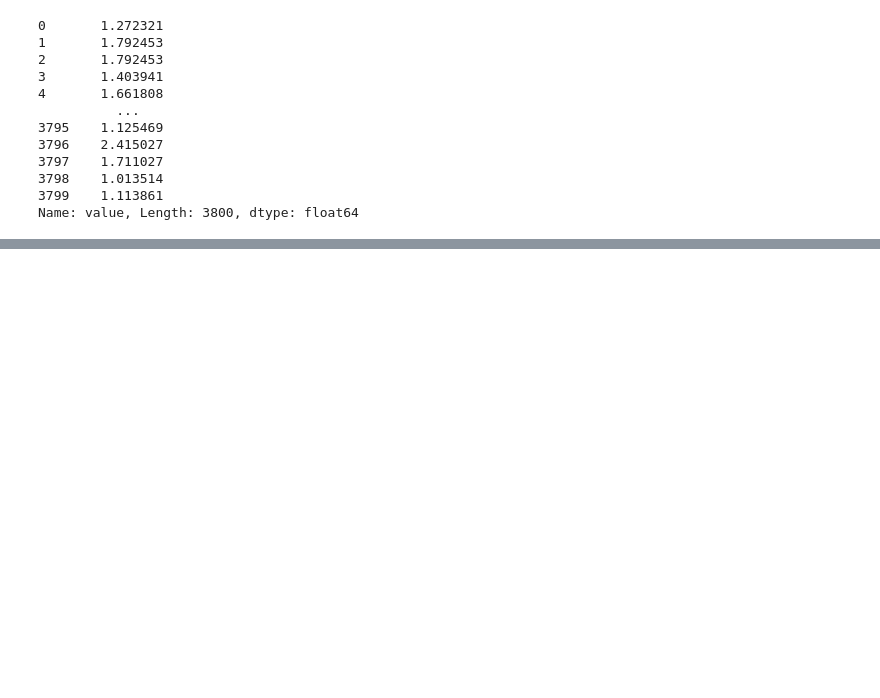
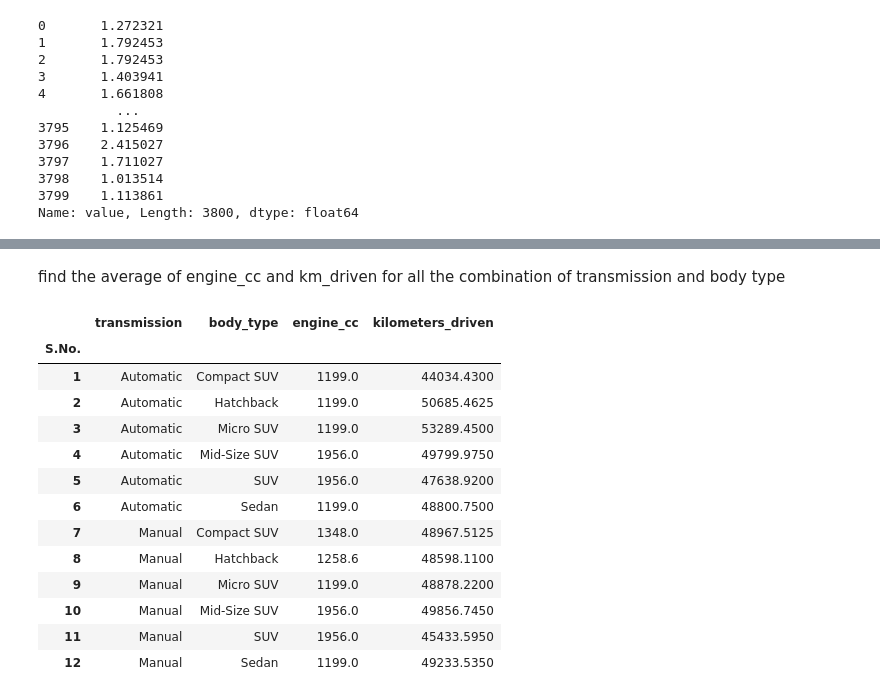
Before and after one commit to bloggernaresh4300-png/naresh_python, a Jupyter notebook: pandaspd.ipynb, the cells around one changed output, grey strips where cells are left out. Saved outputs shown, nothing was run; the diff lists cells and outputs as text; code cells hidden in the pictures; blank space fills up the shorter version.

```diff
--- a/pandaspd.ipynb
+++ b/pandaspd.ipynb
@@ -34,0 +348,29 @@ data.to_csv('/content/tata_car_price_prediction_dataset_new_data.csv')
+# %% [markdown]
+find the average of engine_cc and km_driven for all the combination of transmission and body type
+# %%
+# 1. Groupby transmission and body_type
+# 2. Find the average (mean) for engine_cc and kilometers_driven
+
+average_data = data.groupby(['transmission', 'body_type'])[['engine_cc', 'kilometers_driven']].mean().reset_index()
+
+# S.No. set karna (1, 2, 3...)
+average_data.index = average_data.index + 1
+average_data.index.name = 'S.No.'
+
+# Result ko show karna
+average_data
+# %% [output]
+|  | transmission | body_type | engine_cc | kilometers_driven |
+| S.No. |  |  |  |  |
+| 1 | Automatic | Compact SUV | 1199.0 | 44034.4300 |
+| 2 | Automatic | Hatchback | 1199.0 | 50685.4625 |
+| 3 | Automatic | Micro SUV | 1199.0 | 53289.4500 |
+| 4 | Automatic | Mid-Size SUV | 1956.0 | 49799.9750 |
+| 5 | Automatic | SUV | 1956.0 | 47638.9200 |
+| 6 | Automatic | Sedan | 1199.0 | 48800.7500 |
+| 7 | Manual | Compact SUV | 1348.0 | 48967.5125 |
+| 8 | Manual | Hatchback | 1258.6 | 48598.1100 |
+| 9 | Manual | Micro SUV | 1199.0 | 48878.2200 |
+| 10 | Manual | Mid-Size SUV | 1956.0 | 49856.7450 |
+| 11 | Manual | SUV | 1956.0 | 45433.5950 |
+| 12 | Manual | Sedan | 1199.0 | 49233.5350 |
```
Also changed, not shown: parts of 54 cells of this notebook.
